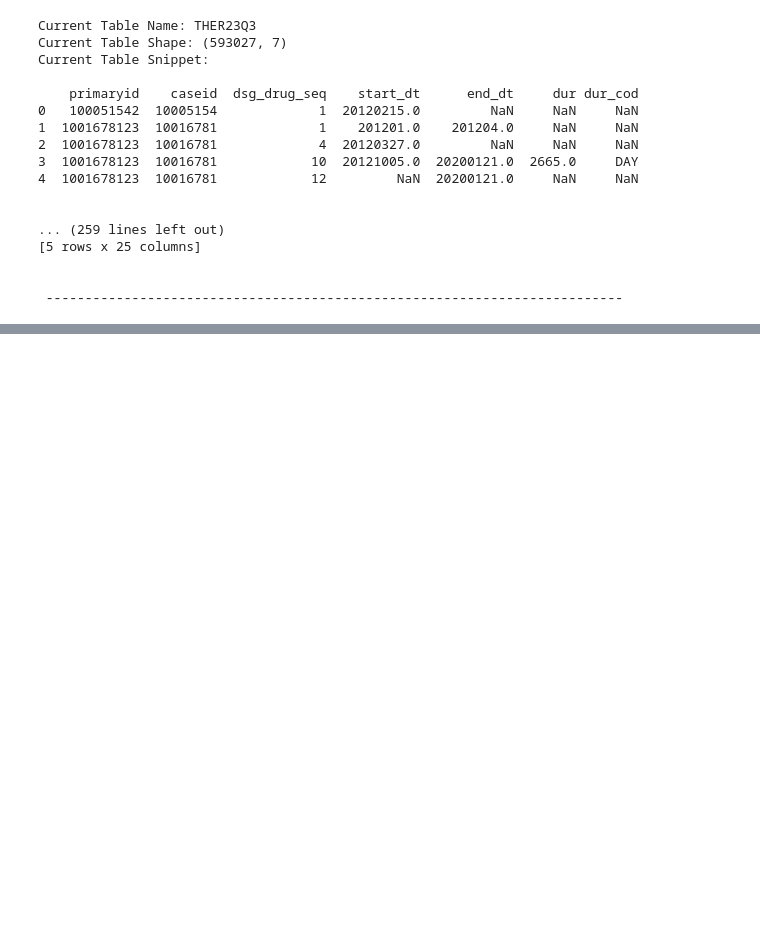
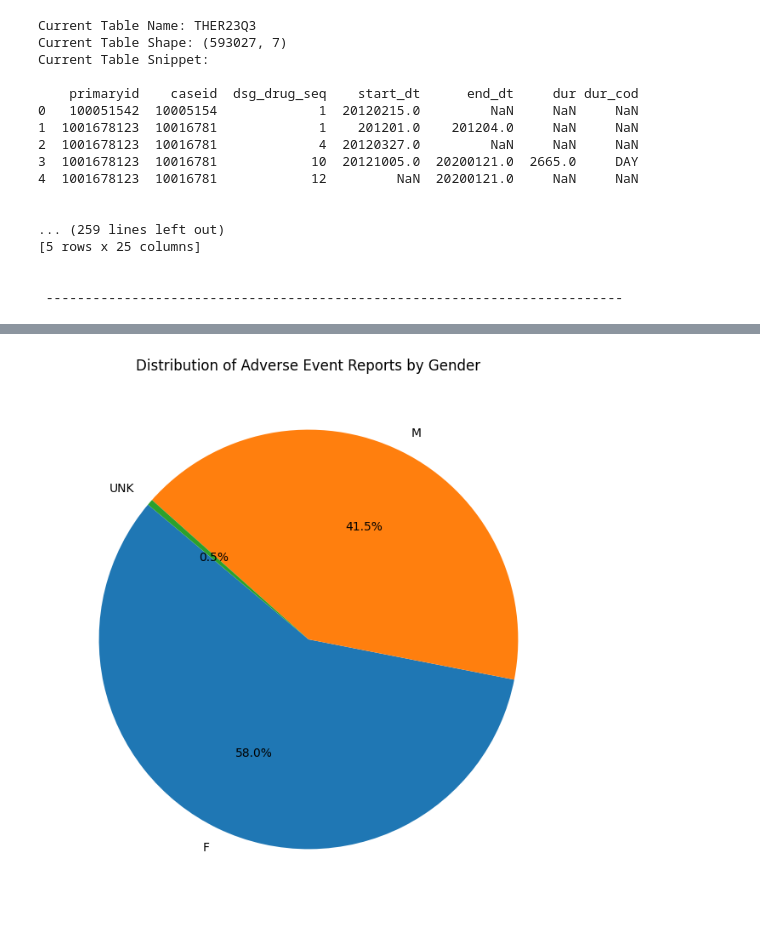
Before and after one commit to smalho01/FAERS-analytics, a Jupyter notebook: FAERS analytics.ipynb, the cells around one changed output, grey strips where cells are left out. Cells and saved outputs as stored; diff of their text form; code cells hidden in the pictures; blank space fills up the shorter version.

```diff
--- a/FAERS analytics.ipynb
+++ b/FAERS analytics.ipynb
@@ -227,0 +119,18 @@ plt.show()
+# %%
+import matplotlib.pyplot as plt
+import seaborn as sns
+
+df_demo = data['DEMO23Q3']
+
+#Plotting the distribution of adverse event reports by gender
+
+gender_counts = df_demo['sex'].value_counts()
+
+plt.figure(figsize=(8, 8))
+plt.pie(gender_counts, labels=gender_counts.index, autopct='%1.1f%%', startangle=140)
+
+plt.title('Distribution of Adverse Event Reports by Gender')
+
+plt.show()
+# %% [output]
+[figure, added]
```
Also changed, not shown: parts of 24 cells of this notebook.
